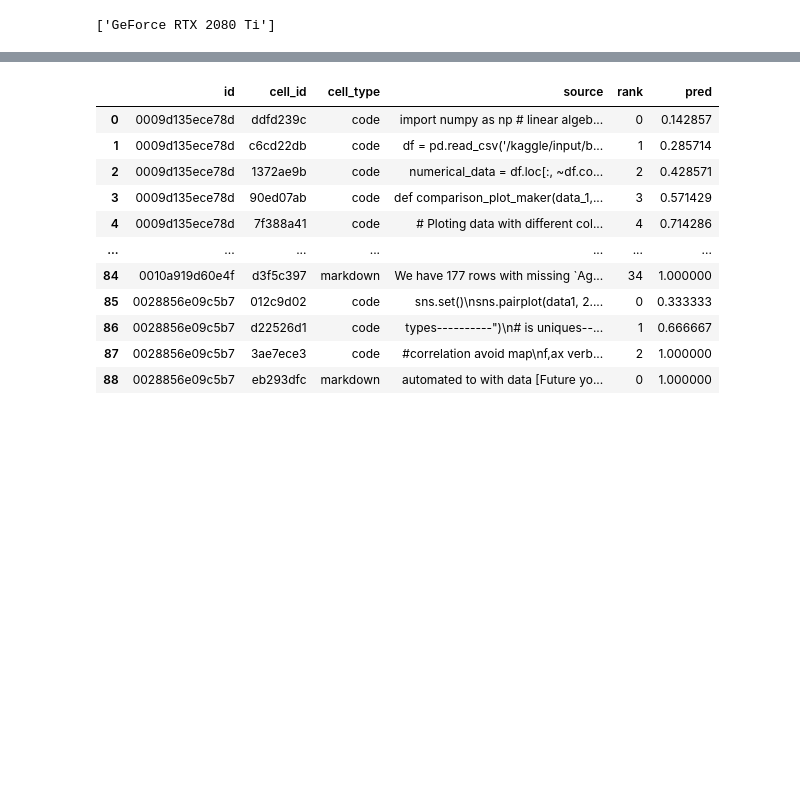
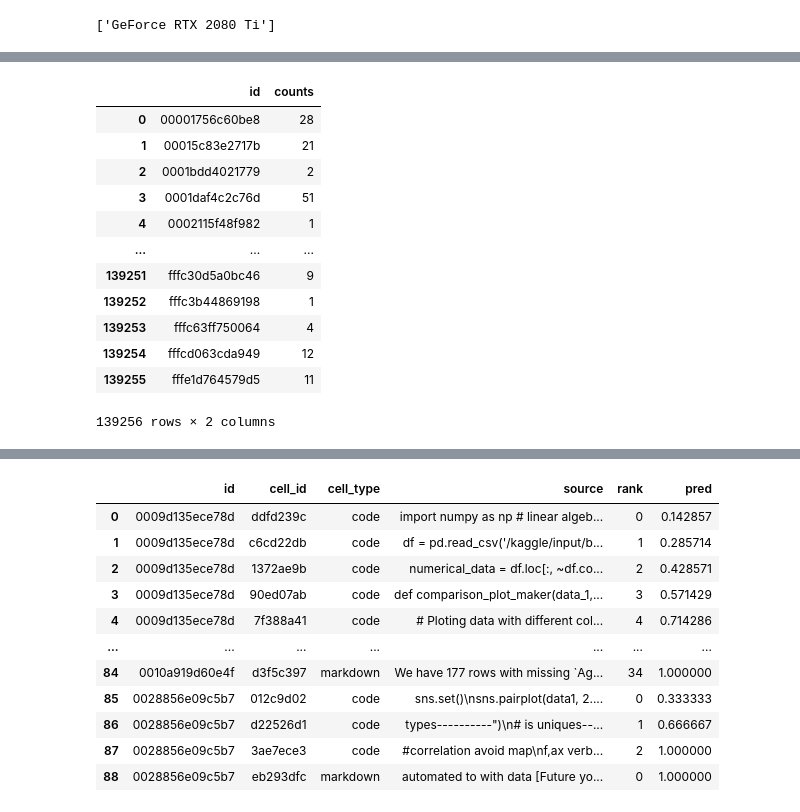
Before and after one commit to guitarmind/ai4code-baseline, a Jupyter notebook: code/eda.ipynb, the cells around one changed output, grey strips where cells are left out. Saved outputs shown, nothing was run; the diff lists cells and outputs as text; code cells hidden in the pictures; blank space fills up the shorter version.

```diff
--- a/code/eda.ipynb
+++ b/code/eda.ipynb
@@ -103,0 +104,19 @@ Ordered notebook:
+# %%
+tmp = df.copy()
+tmp = tmp[tmp["cell_type"] == "markdown"]
+tmp = tmp.groupby("id").size().reset_index(name='counts').reset_index(drop=True)
+tmp
+# %% [output]
+|  | id | counts |
+| 0 | 00001756c60be8 | 28 |
+| 1 | 00015c83e2717b | 21 |
+| 2 | 0001bdd4021779 | 2 |
+| 3 | 0001daf4c2c76d | 51 |
+| 4 | 0002115f48f982 | 1 |
+| ... | ... | ... |
+| 139251 | fffc30d5a0bc46 | 9 |
+| 139252 | fffc3b44869198 | 1 |
+| 139253 | fffc63ff750064 | 4 |
+| 139254 | fffcd063cda949 | 12 |
+| 139255 | fffe1d764579d5 | 11 |
+139256 rows × 2 columns
```
Also changed, not shown: parts of 15 cells of this notebook.
